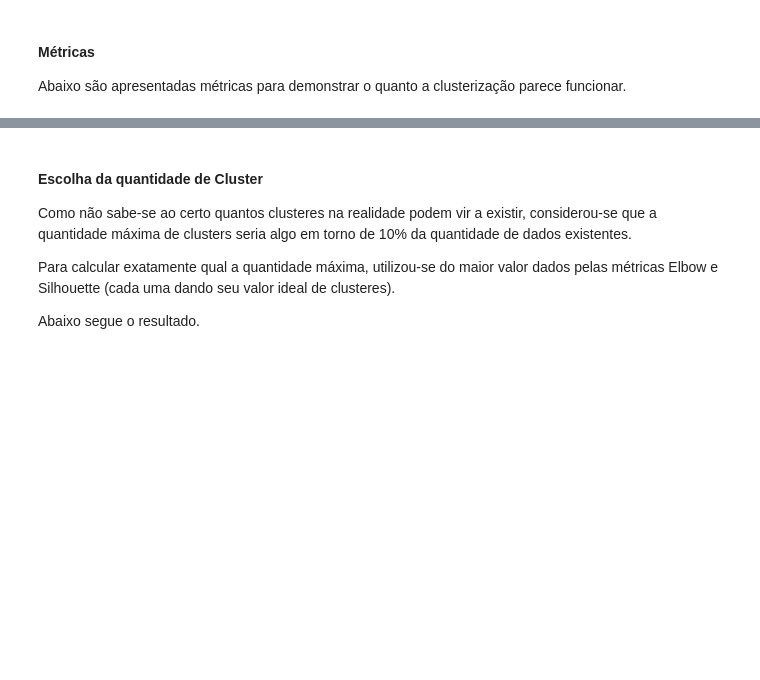
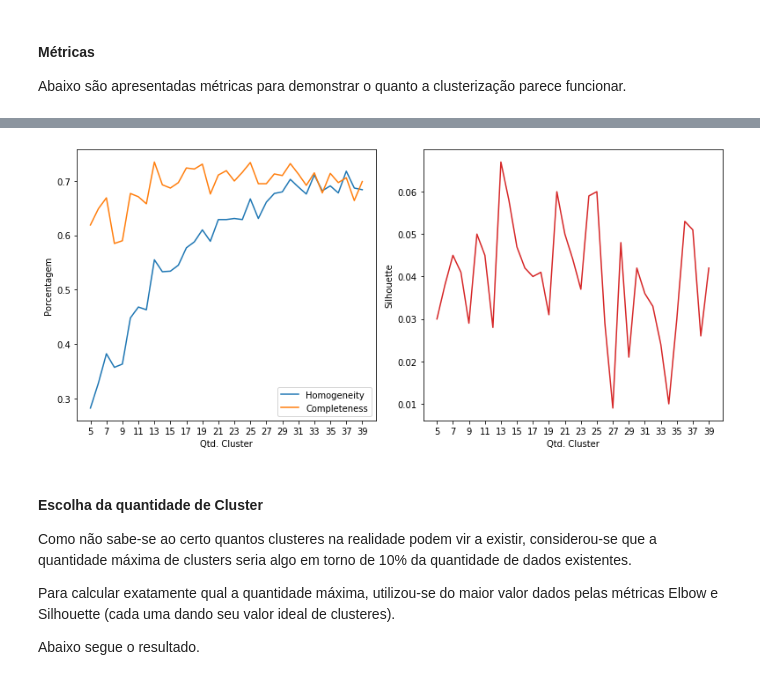
Before and after one commit to rdenadai/ia006c, a Jupyter notebook: notebooks/PROJETO/projeto.ipynb, the cells around one changed output, grey strips where cells are left out. Drawn from its saved outputs; the diff is of its cells as text; code cells hidden in the pictures; blank space fills up the shorter version.

```diff
--- a/notebooks/PROJETO/projeto.ipynb
+++ b/notebooks/PROJETO/projeto.ipynb
@@ -566,15 +579,4 @@ plt.show()
 # %%
-kclusterer = KMeansClusterer(
-    qtd_cluster,
-    distance=cosine_distance,
-    repeats=30,
-    rng=0,
-    avoid_empty_clusters=True
-)
-assigned_clusters = kclusterer.cluster(X, assign_clusters=True)
-assigned_clusters = np.array(assigned_clusters).ravel()
-centroids = kclusterer.means()
-
 docs = np.asarray(X_train)
 
 info = []
@@ -589,9 +591,13 @@ df = pd.DataFrame(frases, columns=["perguntas", "cluster"])
 df_inf = pd.DataFrame(np.c_[[f"C{i}" for i in range(qtd_cluster)], np.asarray(info)[:, 1]])
 
 print("Frases por cluster:")
-T = df.to_numpy()
-index = np.random.choice(T.shape[0], 30, replace=False)
-display(HTML(df.loc[index].sort_values(by=["cluster"]).to_html(index=False)))
+data = []
+for i in range(qtd_cluster):
+    T = df.to_numpy()
+    data += utils.shuffle(T[T[:, 1] == i], n_samples=3).tolist()
+df = pd.DataFrame(data, columns=["title", "cluster"])
+display(HTML(df.sort_values(by=["cluster"]).to_html(index=False)))
+
 
 print("-" * 20)
 print("Documentos por cluster:")
@@ -614,5 +673,5 @@ documents_tfidf[:10]
 # %%
-tfidf = TfidfVectorizer(max_features=1000)
+tfidf = TfidfVectorizer(max_features=1500)
 X_trans = tfidf.fit_transform(documents_tfidf)
 # %% [markdown]
 Validação do modelo gerado pelo TF-IDF... teste tanto nos dados apresentados para treinamento quanto nos dados de testes e as acurácias alcançadas.
@@ -685,9 +753,12 @@ df = pd.DataFrame(frases, columns=["perguntas", "cluster"])
 df_inf = pd.DataFrame(np.c_[[f"C{i}" for i in range(clusters)], np.asarray(info)[:, 1]])
 
 print("Frases por cluster:")
-T = df.to_numpy()
-index = np.random.choice(T.shape[0], 30, replace=False)
-display(HTML(df.loc[index].sort_values(by=["cluster"]).to_html(index=False)))
+data = []
+for i in range(clusters):
+    T = df.to_numpy()
+    data += utils.shuffle(T[T[:, 1] == i], n_samples=2).tolist()
+df = pd.DataFrame(data, columns=["title", "cluster"])
+display(HTML(df.sort_values(by=["cluster"]).to_html(index=False)))
 
 print("-" * 20)
 print("Documentos por cluster:")
@@ -751,8 +883,4 @@ print("Silhouette   : ", np.round(silh, 3))
 # %%
-t_cluster = 40
-
-clusterizacao = []
-
 def multi_kmeans(X, XT, k):
     kclusterer_ = KMeansClusterer(k, distance=cosine_distance, repeats=30, avoid_empty_clusters=True)
     assigned_clusters = kclusterer_.cluster(X, assign_clusters=True)
@@ -761,8 +889,9 @@ def multi_kmeans(X, XT, k):
     silh = silhouette_score(XT, labels=[kclusterer_.classify(xt) for xt in XT], metric="cosine", random_state=0)
     return {"K": k, "HOM": hom, "COMPL": compl, "SILH": silh}
 
+clusterizacao = []
 with ProcessPoolExecutor(max_workers=cpu_count()) as exc:
-    results = list(exc.map(partial(multi_kmeans, X, XT), range(2, t_cluster), chunksize=10))
+    results = list(exc.map(partial(multi_kmeans, X, XT), range(kmin, kmax), chunksize=10))
     for r in results:
         clusterizacao.append({
             "Qtd. Cluster": r["K"],
@@ -773,22 +902,24 @@ with ProcessPoolExecutor(max_workers=cpu_count()) as exc:
 # %%
 df_cluster = pd.DataFrame(clusterizacao, columns=["Qtd. Cluster", "Homogeneity", "Completeness", "Silhouette"])
 
 plt.figure(figsize=(11, 5))
 plt.subplot(1, 2, 1)
 plt.plot(df_cluster["Qtd. Cluster"], df_cluster["Homogeneity"], label="Homogeneity")
 plt.plot(df_cluster["Qtd. Cluster"], df_cluster["Completeness"], label="Completeness")
-plt.xticks(range(2, 40, 2))
+plt.xticks(range(kmin, kmax, 2))
 plt.xlabel("Qtd. Cluster")
 plt.ylabel("Porcentagem")
 plt.legend()
 plt.subplot(1, 2, 2)
 plt.title("")
 plt.plot(df_cluster["Qtd. Cluster"], df_cluster["Silhouette"], c="C3")
-plt.xticks(range(2, 40, 2))
+plt.xticks(range(kmin, kmax, 2))
 plt.xlabel("Qtd. Cluster")
 plt.ylabel("Silhouette")
 plt.tight_layout()
 plt.show()
+# %% [output]
+[figure, added]
 # %% [markdown]
 #### Escolha da quantidade de Cluster
 
```
Also changed, not shown: parts of 25 cells of this notebook.
